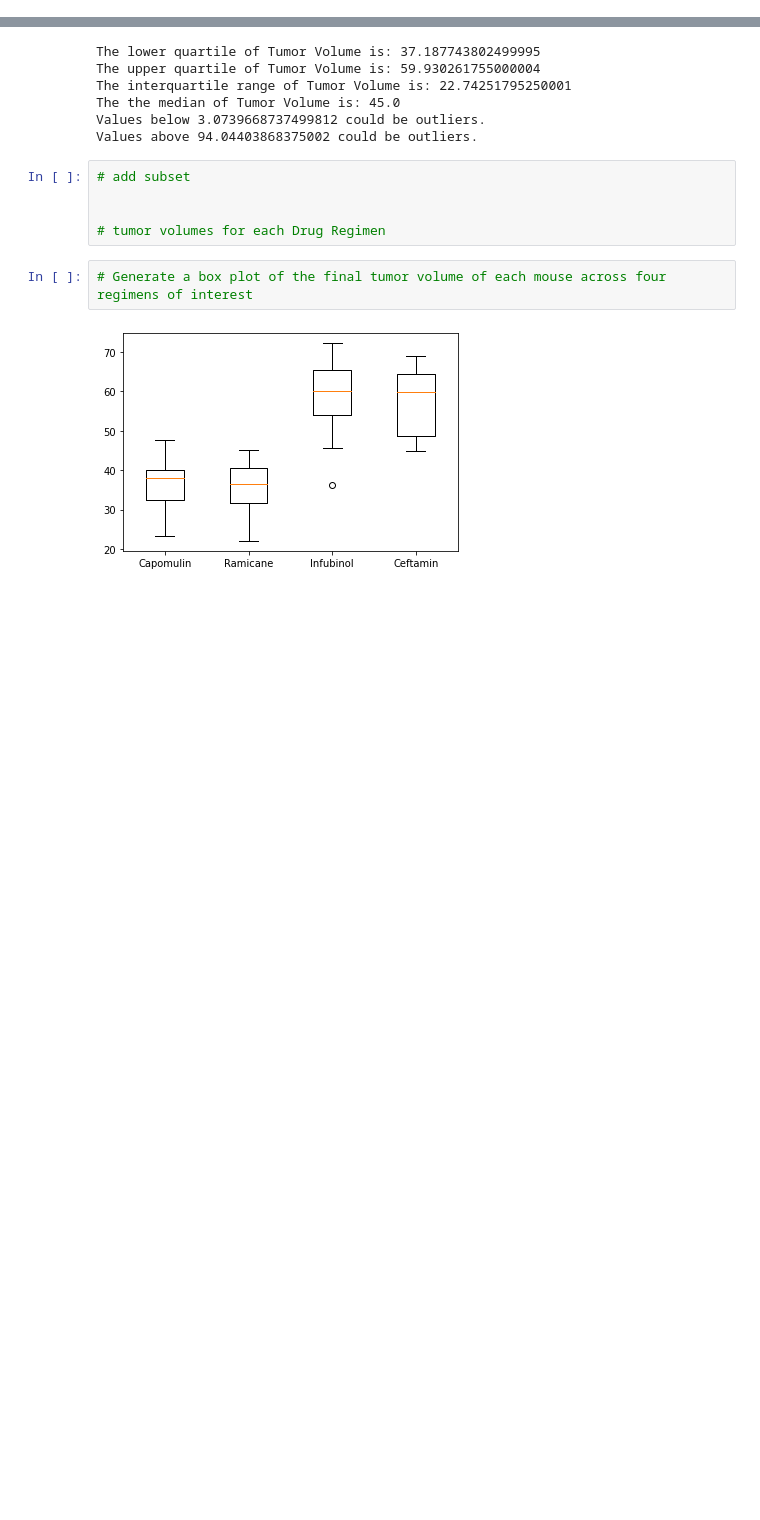
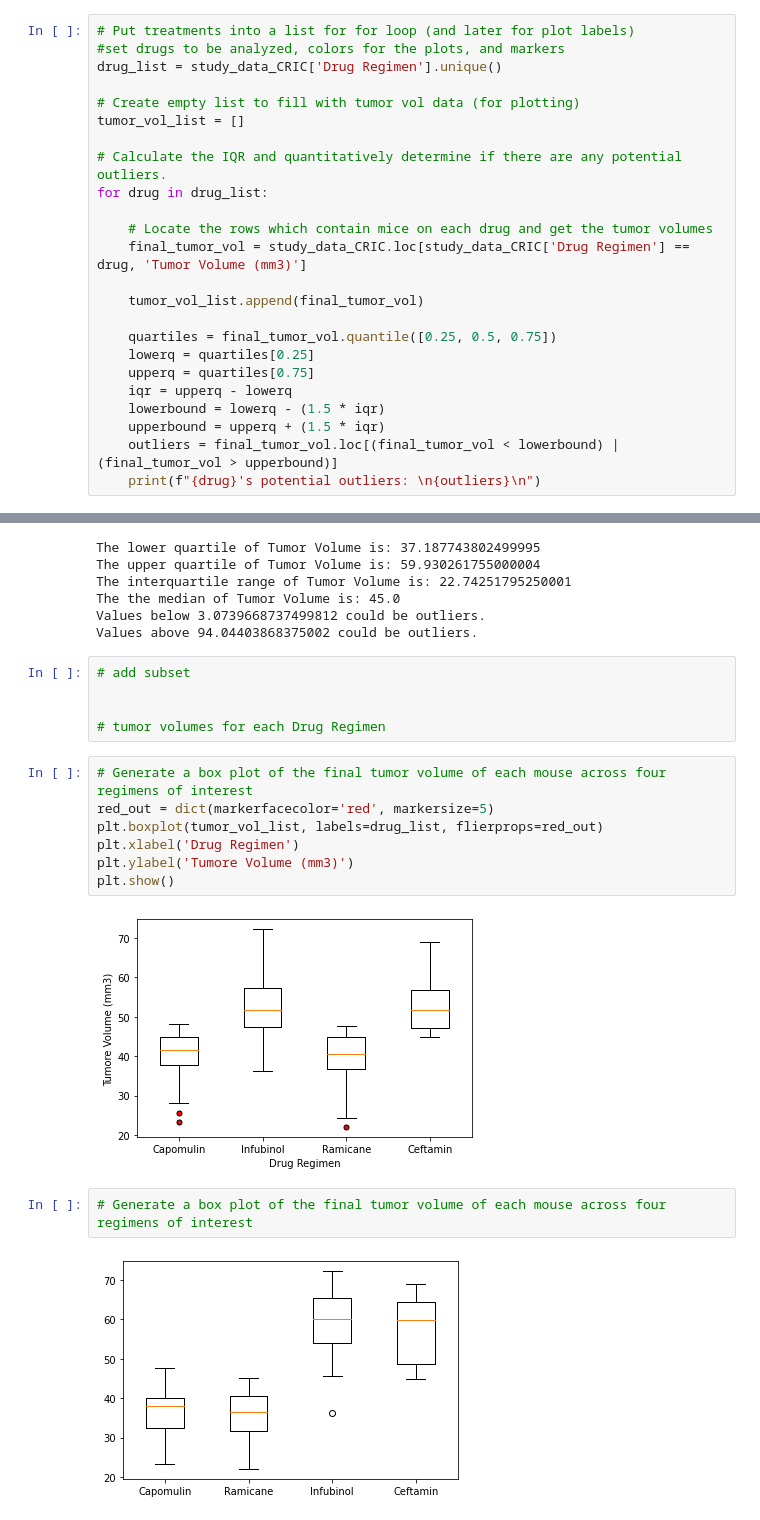
Before and after one commit to wpj174/matplotlib-challenge, a Jupyter notebook: pymaceuticals.ipynb, the cells around one changed output, grey strips where cells are left out. Drawn from its saved outputs; the diff is of its cells as text; blank space fills up the shorter version.

Commit message:
Box Plot & Line Plot
Generate box plot for the four final drugs.
Generate line plot for mouse s185

```diff
--- a/pymaceuticals.ipynb
+++ b/pymaceuticals.ipynb
@@ -503,3 +503,27 @@ pd.reset_option('max_rows')
 | r944 | Capomulin | 45 | 41.581521 | 2 | Male | 12 | 25 |
 | u364 | Capomulin | 45 | 31.023923 | 3 | Male | 18 | 17 |
 | p438 | Ceftamin | 45 | 61.433892 | 1 | Female | 11 | 26 |
+# %%
+# Put treatments into a list for for loop (and later for plot labels)
+#set drugs to be analyzed, colors for the plots, and markers
+drug_list = study_data_CRIC['Drug Regimen'].unique()
+
+# Create empty list to fill with tumor vol data (for plotting)
+tumor_vol_list = []
+
+# Calculate the IQR and quantitatively determine if there are any potential outliers.
+for drug in drug_list:
+
+    # Locate the rows which contain mice on each drug and get the tumor volumes
+    final_tumor_vol = study_data_CRIC.loc[study_data_CRIC['Drug Regimen'] == drug, 'Tumor Volume (mm3)']
+
+    tumor_vol_list.append(final_tumor_vol)
+
+    quartiles = final_tumor_vol.quantile([0.25, 0.5, 0.75])
+    lowerq = quartiles[0.25]
+    upperq = quartiles[0.75]
+    iqr = upperq - lowerq
+    lowerbound = lowerq - (1.5 * iqr)
+    upperbound = upperq + (1.5 * iqr)
+    outliers = final_tumor_vol.loc[(final_tumor_vol < lowerbound) | (final_tumor_vol > upperbound)]
+    print(f"{drug}'s potential outliers: \n{outliers}\n")
@@ -537,6 +576,15 @@ Values above 94.04403868375002 could be outliers.
 
 
 # tumor volumes for each Drug Regimen
+# %%
+# Generate a box plot of the final tumor volume of each mouse across four regimens of interest
+red_out = dict(markerfacecolor='red', markersize=5)
+plt.boxplot(tumor_vol_list, labels=drug_list, flierprops=red_out)
+plt.xlabel('Drug Regimen')
+plt.ylabel('Tumore Volume (mm3)')
+plt.show()
+# %% [output]
+[figure, added]
 # %%
 # Generate a box plot of the final tumor volume of each mouse across four regimens of interest
 # %% [output]
```
Also changed, not shown: parts of 2 cells of this notebook.
